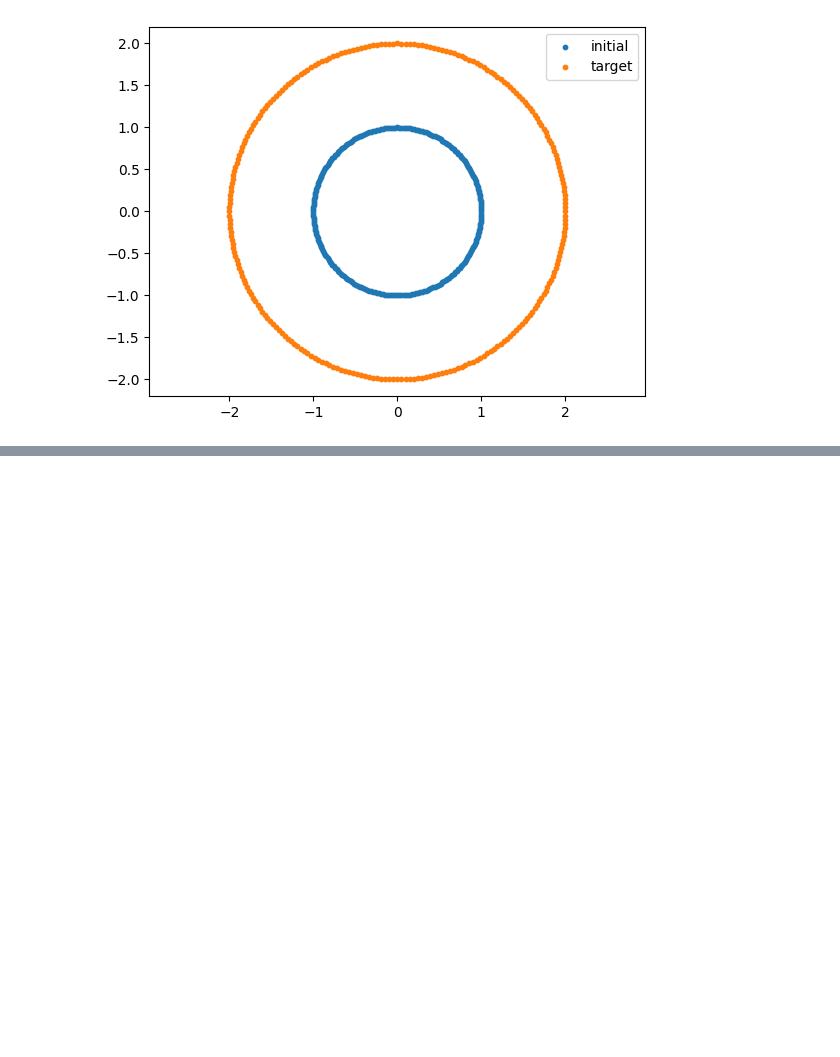
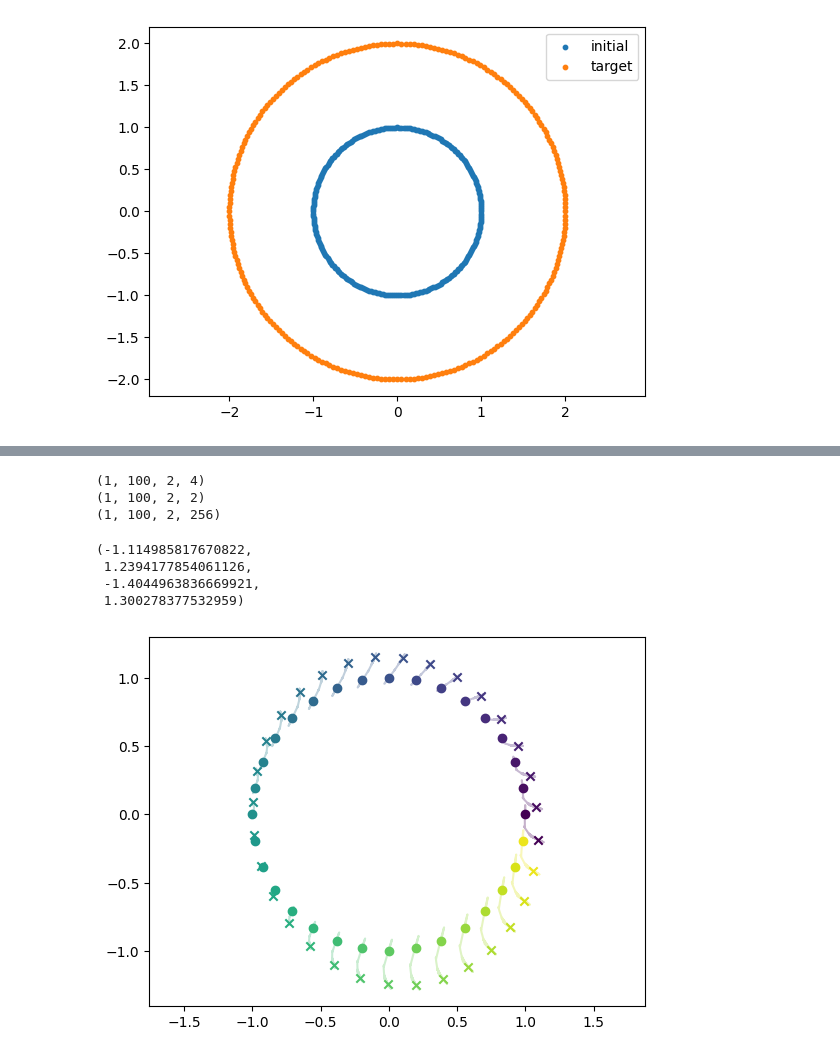
Before and after one commit to libbylbaker/infsdebridge, a Jupyter notebook: sdebridge/notebooks/gaussian_Q_bridge_fft.ipynb, the cells around one changed output, grey strips where cells are left out. Cells and saved outputs as stored; diff of their text form; code cells hidden in the pictures; blank space fills up the shorter version.

```diff
--- a/sdebridge/notebooks/gaussian_Q_bridge_fft.ipynb
+++ b/sdebridge/notebooks/gaussian_Q_bridge_fft.ipynb
@@ -113,12 +93,12 @@ init_s shape:  (2, 256)
 term_s shape:  (2, 256)
 [figure]
 # %%
-num_truncation = 2
+num_truncation = 16
 num_samples = init_s.shape[-1]
 period = 2.0 * jnp.pi
 sampling_rate = 2.0 * (1.0 / period)
 z_grid = jnp.fft.rfftfreq(num_truncation, d=1.0/sampling_rate)
-X0 = jnp.zeros((4*num_truncation, ), dtype=jnp.complex64)
+X0 = jnp.zeros((4*num_truncation, ), dtype=jnp.float32)
 
 displacement = term_s - init_s
 print("X shape: \n", displacement.shape)
@@ -155,7 +135,7 @@ sde_config.drift = lambda val, time: jnp.zeros_like(val)
 sde_config.diffusion = lambda val, time: diffusion(X_tilde=val,
                                                    z_grid=z_grid,
                                                    alpha=1.0,
-                                                   sigma=0.5,
+                                                   sigma=0.2,
                                                    delta_z=z_grid[1] - z_grid[0],
                                                    period=period)
 sde_config.covariance = lambda val, time: sde_config.diffusion(val, time) @ sde_config.diffusion(val, time).T
@@ -181,0 +157,25 @@ TypeError: Scanned function carry input and carry output must have equal types (
+# %%
+Xs = forward_uncond["trajectories"]
+Xs = Xs.reshape((Xs.shape[0], 100, 2, -1))
+print(Xs.shape)
+coeffs = vmap(vmap(vmap(real_to_complex)))(Xs)
+print(coeffs.shape)
+displacements = vmap(vmap(vmap(partial(fourier_reconstruct, num_samples=num_samples))))(coeffs)
+print(displacements.shape)
+
+ss = displacements + init_s[None, None, :, :]
+colors = plt.cm.get_cmap('viridis', num_samples)(jnp.linspace(0, 1, num_samples))
+for i in jnp.arange(num_samples, step=8):
+    plt.scatter(ss[0, 0, 0, i], ss[0, 0, 1, i], marker='o', color=colors[i])
+    plt.plot(ss[0, :, 0, i], ss[0, :, 1, i], alpha=0.3, color=colors[i])
+    plt.scatter(ss[0, -1, 0, i], ss[0, -1, 1, i], marker='x', color=colors[i])
+plt.axis('equal')
+# %% [output]
+(1, 100, 2, 4)
+(1, 100, 2, 2)
+(1, 100, 2, 256)
+(-1.114985817670822,
+ 1.2394177854061126,
+ -1.4044963836669921,
+ 1.300278377532959)
+[figure, added]
```
Also changed, not shown: parts of 5 cells of this notebook.
